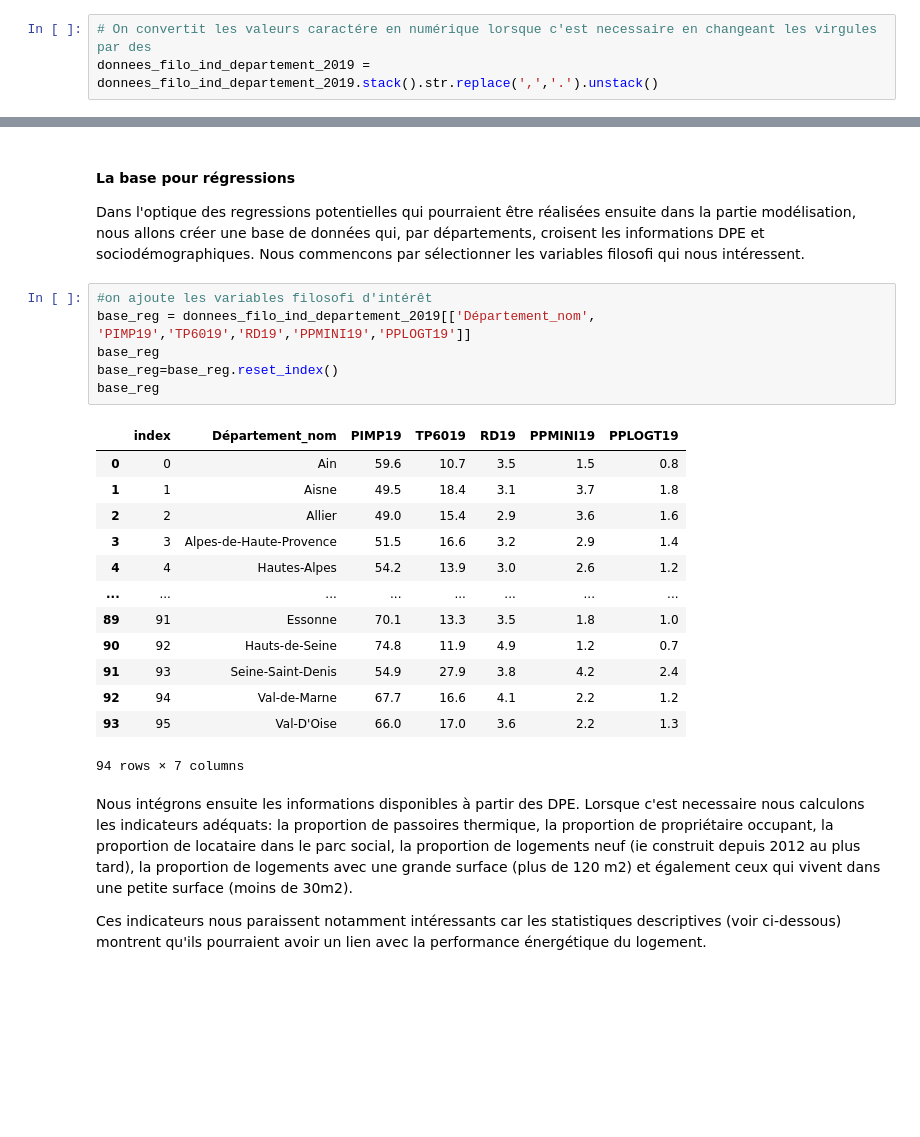
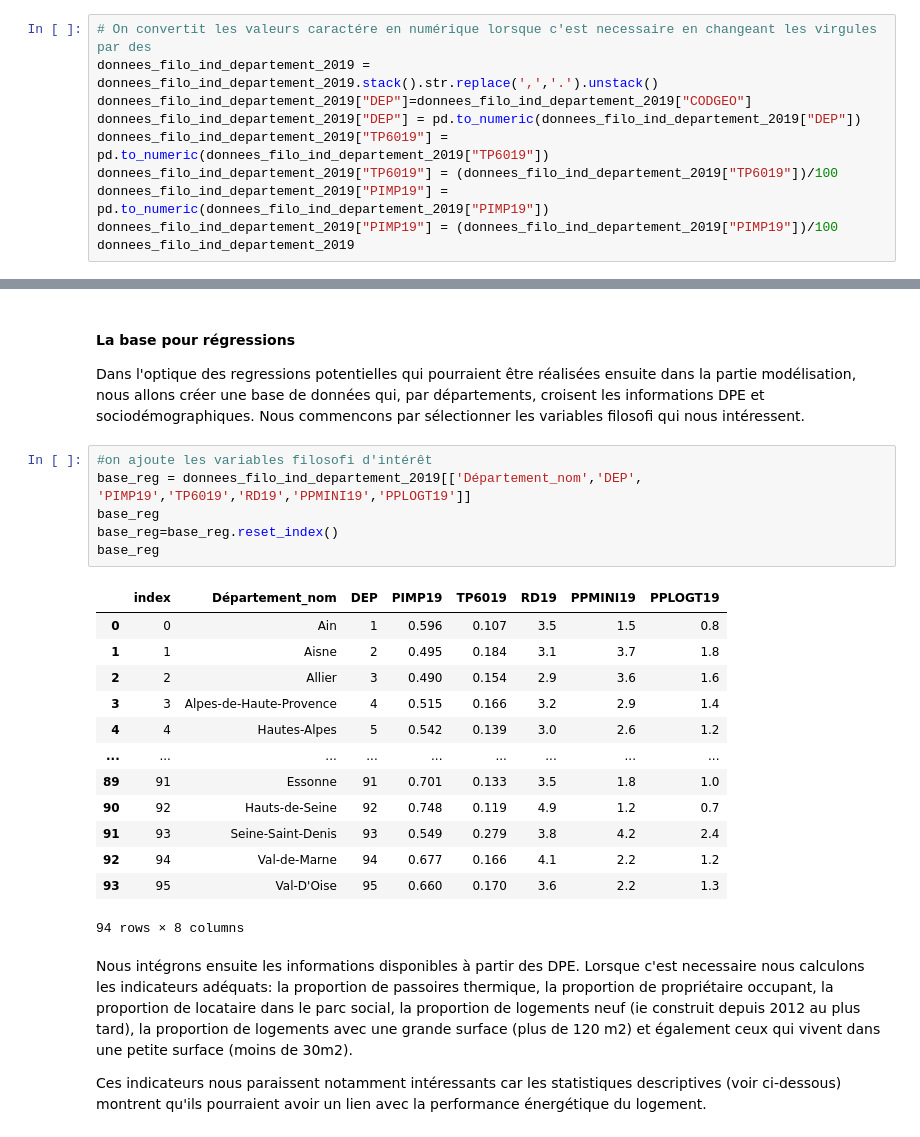
Before and after one commit to f-b-l/python2A, a Jupyter notebook: Master Notebook.ipynb, the cells around one changed output, grey strips where cells are left out. Saved outputs shown, nothing was run; the diff lists cells and outputs as text; blank space fills up the shorter version.

```diff
--- a/Master Notebook.ipynb
+++ b/Master Notebook.ipynb
@@ -1013,3 +1178,10 @@ donnees_filo_ind_departement_2019
 # %%
 # On convertit les valeurs caractére en numérique lorsque c'est necessaire en changeant les virgules par des
 donnees_filo_ind_departement_2019 = donnees_filo_ind_departement_2019.stack().str.replace(',','.').unstack()
+donnees_filo_ind_departement_2019["DEP"]=donnees_filo_ind_departement_2019["CODGEO"]
+donnees_filo_ind_departement_2019["DEP"] = pd.to_numeric(donnees_filo_ind_departement_2019["DEP"])
+donnees_filo_ind_departement_2019["TP6019"] = pd.to_numeric(donnees_filo_ind_departement_2019["TP6019"])
+donnees_filo_ind_departement_2019["TP6019"] = (donnees_filo_ind_departement_2019["TP6019"])/100
+donnees_filo_ind_departement_2019["PIMP19"] = pd.to_numeric(donnees_filo_ind_departement_2019["PIMP19"])
+donnees_filo_ind_departement_2019["PIMP19"] = (donnees_filo_ind_departement_2019["PIMP19"])/100
+donnees_filo_ind_departement_2019
@@ -1052,24 +1241,24 @@ On a bien quelques valeurs manquantes mais ce ne sont pas des variables que l'on
 Dans l'optique des regressions potentielles qui pourraient être réalisées ensuite dans la partie modélisation, nous allons créer une base de données qui, par départements, croisent les informations DPE et sociodémographiques. Nous commencons par sélectionner les variables filosofi qui nous intéressent.
 # %%
 #on ajoute les variables filosofi d'intérêt
-base_reg = donnees_filo_ind_departement_2019[['Département_nom', 'PIMP19','TP6019','RD19','PPMINI19','PPLOGT19']]
+base_reg = donnees_filo_ind_departement_2019[['Département_nom','DEP', 'PIMP19','TP6019','RD19','PPMINI19','PPLOGT19']]
 base_reg
 base_reg=base_reg.reset_index()
 base_reg
 # %% [output]
-|  | index | Département_nom | PIMP19 | TP6019 | RD19 | PPMINI19 | PPLOGT19 |
-| 0 | 0 | Ain | 59.6 | 10.7 | 3.5 | 1.5 | 0.8 |
-| 1 | 1 | Aisne | 49.5 | 18.4 | 3.1 | 3.7 | 1.8 |
-| 2 | 2 | Allier | 49.0 | 15.4 | 2.9 | 3.6 | 1.6 |
-| 3 | 3 | Alpes-de-Haute-Provence | 51.5 | 16.6 | 3.2 | 2.9 | 1.4 |
-| 4 | 4 | Hautes-Alpes | 54.2 | 13.9 | 3.0 | 2.6 | 1.2 |
-| ... | ... | ... | ... | ... | ... | ... | ... |
-| 89 | 91 | Essonne | 70.1 | 13.3 | 3.5 | 1.8 | 1.0 |
-| 90 | 92 | Hauts-de-Seine | 74.8 | 11.9 | 4.9 | 1.2 | 0.7 |
-| 91 | 93 | Seine-Saint-Denis | 54.9 | 27.9 | 3.8 | 4.2 | 2.4 |
-| 92 | 94 | Val-de-Marne | 67.7 | 16.6 | 4.1 | 2.2 | 1.2 |
-| 93 | 95 | Val-D'Oise | 66.0 | 17.0 | 3.6 | 2.2 | 1.3 |
+|  | index | Département_nom | DEP | PIMP19 | TP6019 | RD19 | PPMINI19 | PPLOGT19 |
+| 0 | 0 | Ain | 1 | 0.596 | 0.107 | 3.5 | 1.5 | 0.8 |
+| 1 | 1 | Aisne | 2 | 0.495 | 0.184 | 3.1 | 3.7 | 1.8 |
+| 2 | 2 | Allier | 3 | 0.490 | 0.154 | 2.9 | 3.6 | 1.6 |
+| 3 | 3 | Alpes-de-Haute-Provence | 4 | 0.515 | 0.166 | 3.2 | 2.9 | 1.4 |
+| 4 | 4 | Hautes-Alpes | 5 | 0.542 | 0.139 | 3.0 | 2.6 | 1.2 |
+| ... | ... | ... | ... | ... | ... | ... | ... | ... |
+| 89 | 91 | Essonne | 91 | 0.701 | 0.133 | 3.5 | 1.8 | 1.0 |
+| 90 | 92 | Hauts-de-Seine | 92 | 0.748 | 0.119 | 4.9 | 1.2 | 0.7 |
+| 91 | 93 | Seine-Saint-Denis | 93 | 0.549 | 0.279 | 3.8 | 4.2 | 2.4 |
+| 92 | 94 | Val-de-Marne | 94 | 0.677 | 0.166 | 4.1 | 2.2 | 1.2 |
+| 93 | 95 | Val-D'Oise | 95 | 0.660 | 0.170 | 3.6 | 2.2 | 1.3 |
-94 rows × 7 columns
+94 rows × 8 columns
 # %% [markdown]
 Nous intégrons ensuite les informations disponibles à partir des DPE. Lorsque c'est necessaire nous calculons les indicateurs adéquats: la proportion de passoires thermique, la proportion de propriétaire occupant, la proportion de locataire dans le parc social, la proportion de logements neuf (ie construit depuis 2012 au plus tard), la proportion de logements avec une grande surface (plus de 120 m2) et également ceux qui vivent dans une petite surface (moins de 30m2).
 
```
Also changed, not shown: parts of 35 cells of this notebook.
